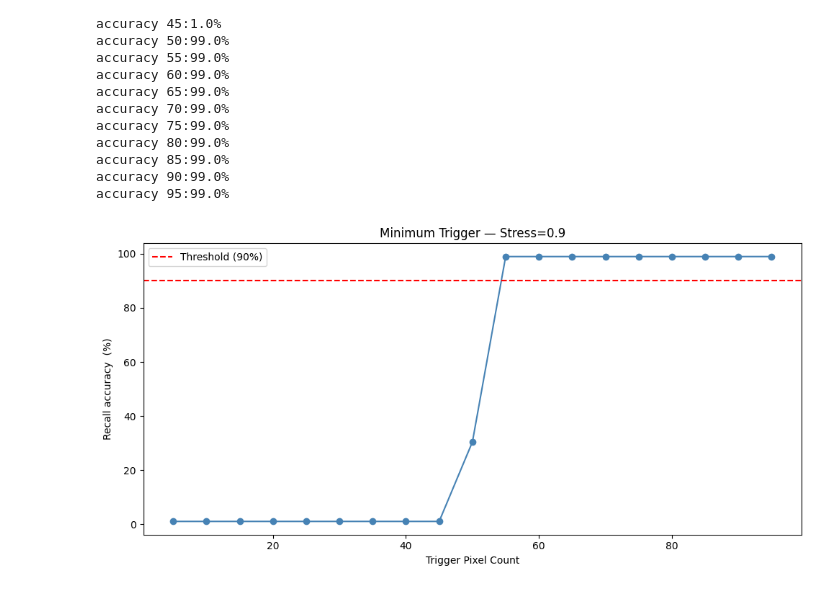
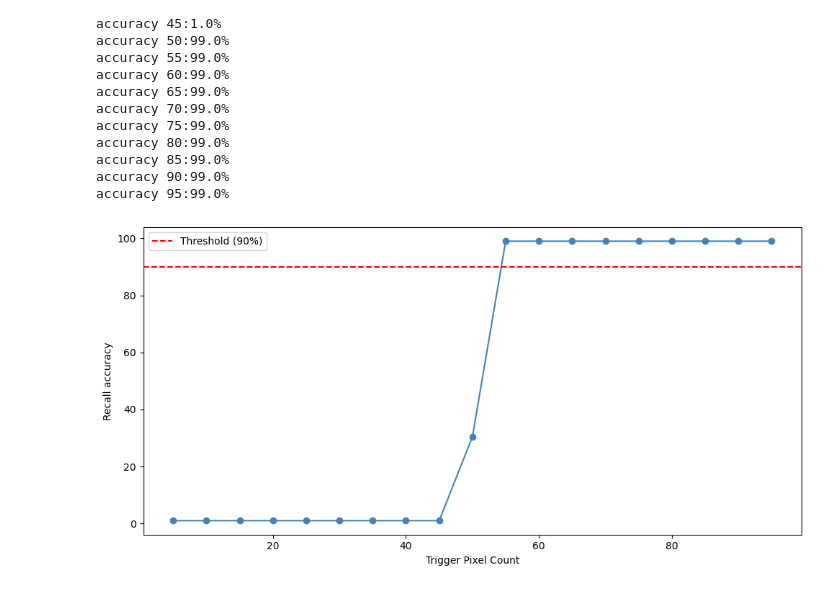
Before and after one commit to zselenay/neuron, a Jupyter notebook: neuron.ipynb, the cells around one changed output. Cells and saved outputs as stored; diff of their text form; code cells hidden in the pictures.

```diff
--- a/neuron.ipynb
+++ b/neuron.ipynb
@@ -199,12 +199,11 @@ accuracy 95:99.0%
 # %%
 plt.figure(figsize=(10, 5))
 plt.plot(range(5, 100, 5), new_accuracy_list, marker='o', color='steelblue')
 plt.axhline(y=90, color='red', linestyle='--', label='Threshold (90%)')
 plt.xlabel('Trigger Pixel Count')
-plt.ylabel('Recall accuracy  (%)')
-plt.title('Minimum Trigger — Stress=0.9')
+plt.ylabel('Recall accuracy')
 plt.legend()
 plt.tight_layout()
 plt.show()
 # %% [output]
-[figure, old version]
+[figure, new version]
```
